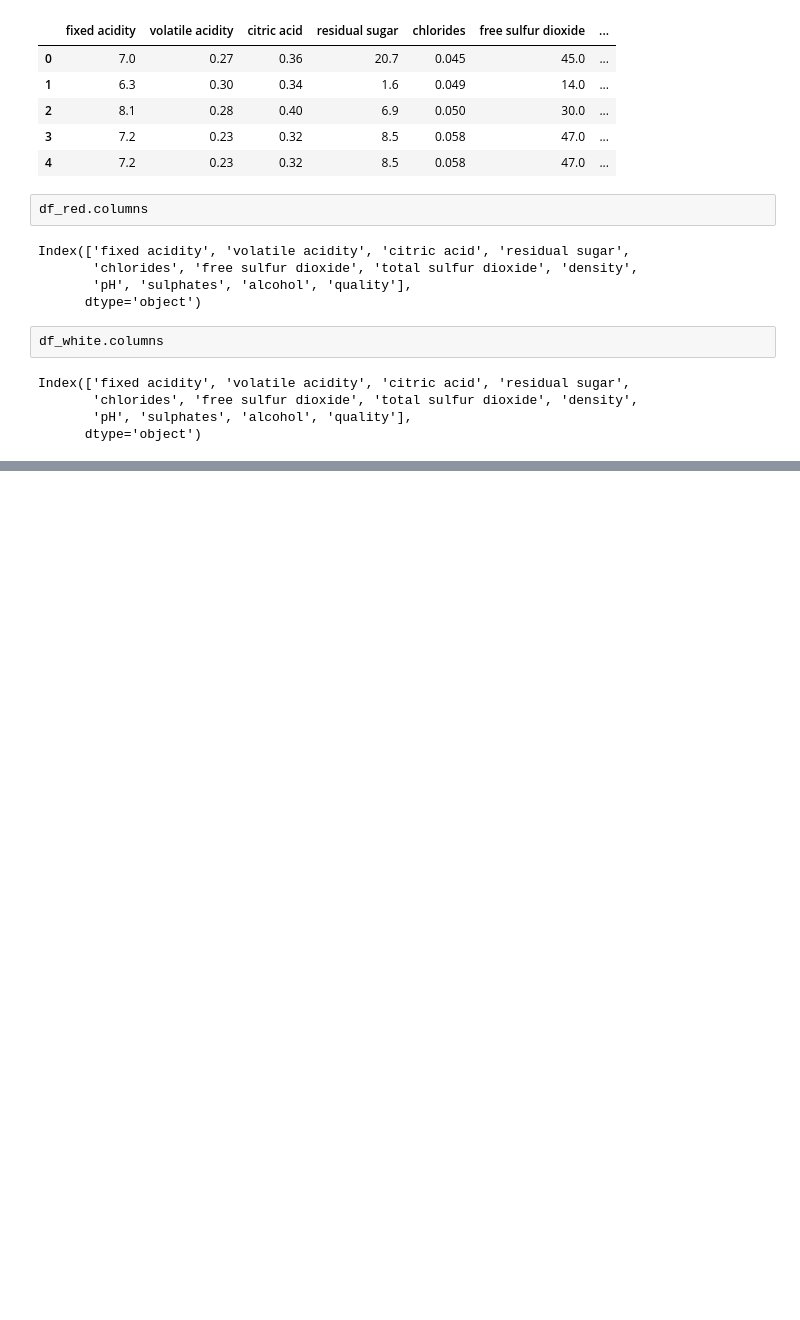
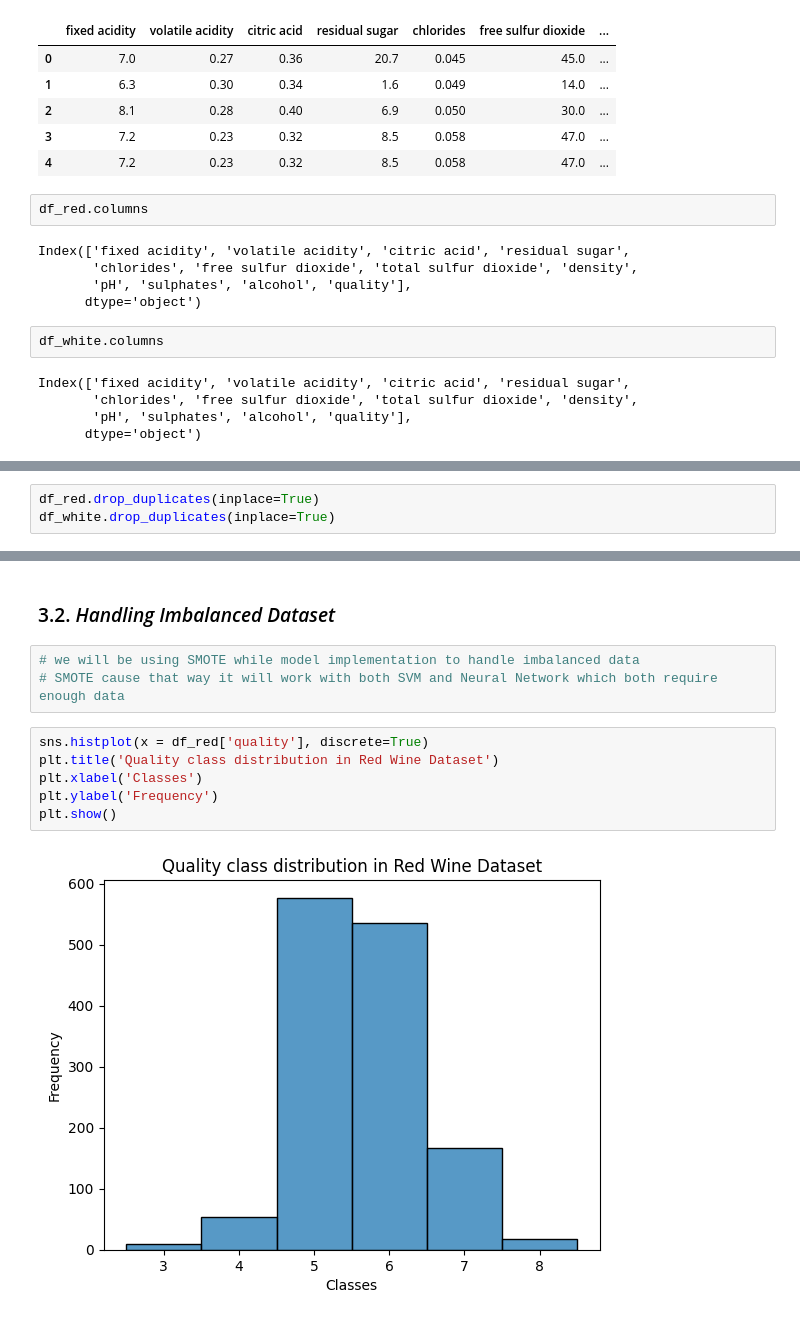
Before and after one commit to UjjwalKarkeyy/Two_Months_ML_Journey, a Jupyter notebook: Week 3/wqp_eda.ipynb, the cells around one changed output, grey strips where cells are left out. Cells and saved outputs as stored; diff of their text form; blank space fills up the shorter version.

Commit message:
eda of wine dataset done

```diff
--- a/Week 3/wqp_eda.ipynb
+++ b/Week 3/wqp_eda.ipynb
@@ -100,0 +151,3 @@ Index(['fixed acidity', 'volatile acidity', 'citric acid', 'residual sugar',
+# %%
+df_red.drop_duplicates(inplace=True)
+df_white.drop_duplicates(inplace=True)
@@ -100,0 +201,13 @@ Index(['fixed acidity', 'volatile acidity', 'citric acid', 'residual sugar',
+# %% [markdown]
+### 3.2. *Handling Imbalanced Dataset*
+# %%
+# we will be using SMOTE while model implementation to handle imbalanced data
+# SMOTE cause that way it will work with both SVM and Neural Network which both require enough data
+# %%
+sns.histplot(x = df_red['quality'], discrete=True)
+plt.title('Quality class distribution in Red Wine Dataset')
+plt.xlabel('Classes')
+plt.ylabel('Frequency')
+plt.show()
+# %% [output]
+[figure, added]
```
Also changed, not shown: parts of 67 cells of this notebook, 2 other files.
